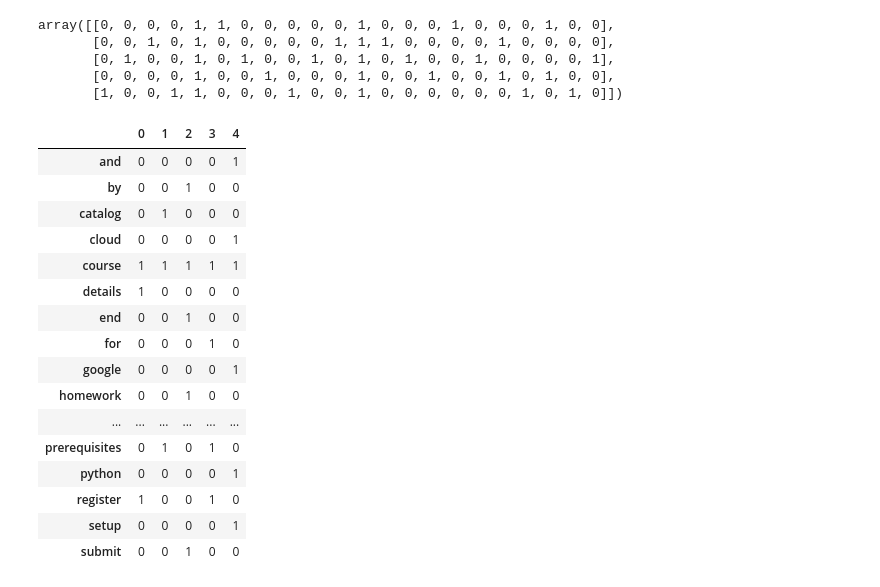
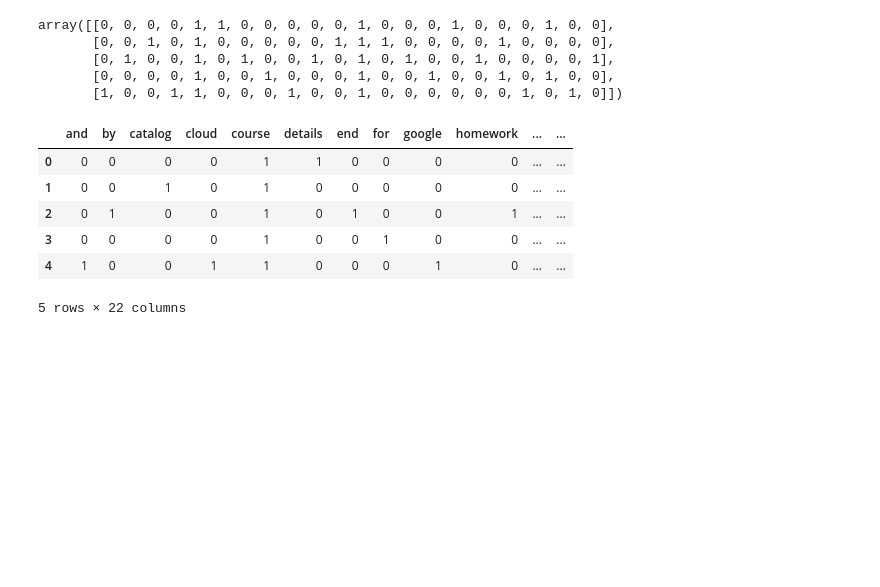
Before and after one commit to BViki/llm-datatalk, a Jupyter notebook: notebook.ipynb, the cells around one changed output. Cells and saved outputs as stored; diff of their text form; code cells hidden in the pictures; blank space fills up the shorter version.

```diff
--- a/notebook.ipynb
+++ b/notebook.ipynb
@@ -69,26 +71,16 @@ array([[0, 0, 0, 0, 1, 1, 0, 0, 0, 0, 0, 1, 0, 0, 0, 1, 0, 0, 0, 1, 0, 0],
        [0, 0, 0, 0, 1, 0, 0, 1, 0, 0, 0, 1, 0, 0, 1, 0, 0, 1, 0, 1, 0, 0],
        [1, 0, 0, 1, 1, 0, 0, 0, 1, 0, 0, 1, 0, 0, 0, 0, 0, 0, 1, 0, 1, 0]])
 # %%
-df_docs = pd.DataFrame(X.toarray(), columns=names).T
+df_docs = pd.DataFrame(X.toarray(), columns=names)
 df_docs
 # %% [output]
-|  | 0 | 1 | 2 | 3 | 4 |
-| and | 0 | 0 | 0 | 0 | 1 |
-| by | 0 | 0 | 1 | 0 | 0 |
-| catalog | 0 | 1 | 0 | 0 | 0 |
-| cloud | 0 | 0 | 0 | 0 | 1 |
-| course | 1 | 1 | 1 | 1 | 1 |
-| details | 1 | 0 | 0 | 0 | 0 |
-| end | 0 | 0 | 1 | 0 | 0 |
-| for | 0 | 0 | 0 | 1 | 0 |
-| google | 0 | 0 | 0 | 0 | 1 |
-| homework | 0 | 0 | 1 | 0 | 0 |
-| ... | ... | ... | ... | ... | ... |
-| prerequisites | 0 | 1 | 0 | 1 | 0 |
-| python | 0 | 0 | 0 | 0 | 1 |
-| register | 1 | 0 | 0 | 1 | 0 |
-| setup | 0 | 0 | 0 | 0 | 1 |
-| submit | 0 | 0 | 1 | 0 | 0 |
+|  | and | by | catalog | cloud | course | details | end | for | google | homework | ... | ... |
+| 0 | 0 | 0 | 0 | 0 | 1 | 1 | 0 | 0 | 0 | 0 | ... | ... |
+| 1 | 0 | 0 | 1 | 0 | 1 | 0 | 0 | 0 | 0 | 0 | ... | ... |
+| 2 | 0 | 1 | 0 | 0 | 1 | 0 | 1 | 0 | 0 | 1 | ... | ... |
+| 3 | 0 | 0 | 0 | 0 | 1 | 0 | 0 | 1 | 0 | 0 | ... | ... |
+| 4 | 1 | 0 | 0 | 1 | 1 | 0 | 0 | 0 | 1 | 0 | ... | ... |
+5 rows × 22 columns
 # %%
 cv = CountVectorizer(stop_words='english')
 X = cv.fit_transform(docs_example)
```
Also changed, not shown: parts of 33 cells of this notebook.
